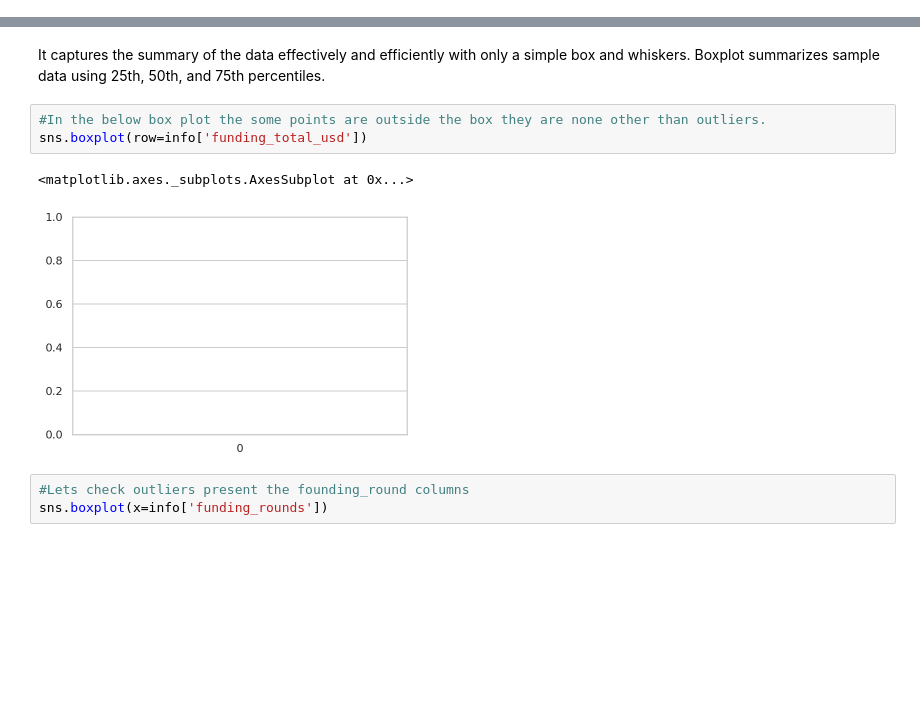
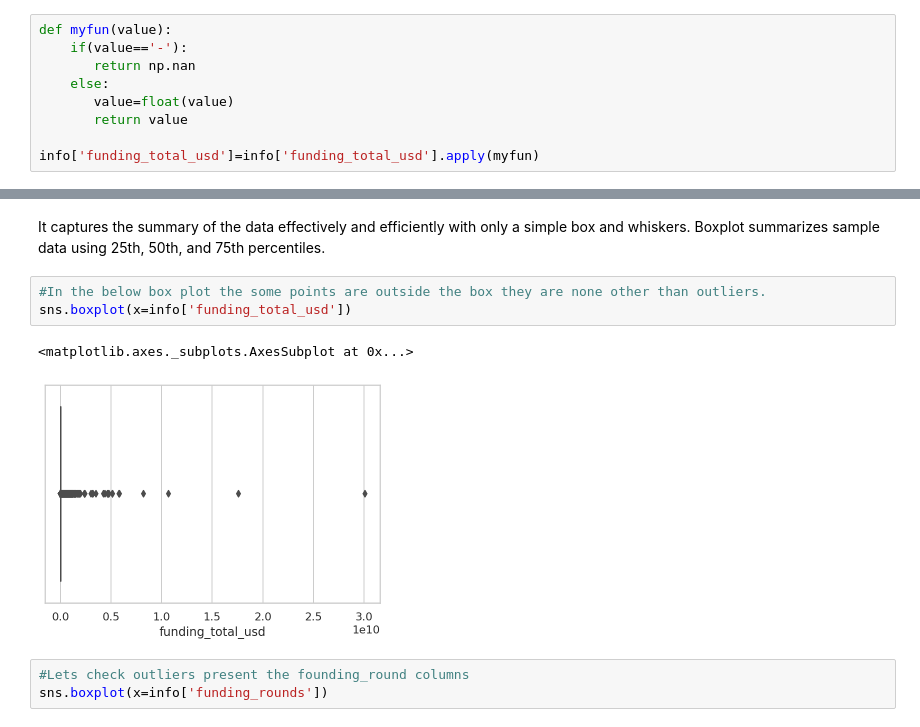
Before and after one commit to NileshCT/EDA_PROJECT, a Jupyter notebook: EDA_Project.ipynb, the cells around one changed output, grey strips where cells are left out. Saved outputs shown, nothing was run; the diff lists cells and outputs as text; blank space fills up the shorter version.

```diff
--- a/EDA_Project.ipynb
+++ b/EDA_Project.ipynb
@@ -392,3 +392,12 @@ Name: funding_total_usd, Length: 14865, dtype: int64
+# %%
+def myfun(value):
+    if(value=='-'):
+       return np.nan
+    else:
+       value=float(value)
+       return value
+
+info['funding_total_usd']=info['funding_total_usd'].apply(myfun)
 # %% [markdown]
 # **Detecting Outliers**
 # %% [markdown]
@@ -412,10 +421,10 @@ We can use
 It captures the summary of the data effectively and efficiently with only a simple box and whiskers. Boxplot summarizes sample data using 25th, 50th, and 75th percentiles.
 # %%
 #In the below box plot the some points are outside the box they are none other than outliers.
-sns.boxplot(row=info['funding_total_usd'])
+sns.boxplot(x=info['funding_total_usd'])
 # %% [output]
 <matplotlib.axes._subplots.AxesSubplot at 0x...>
-[figure, old version]
+[figure, new version]
 # %%
 #Lets check outliers present the founding_round columns
 sns.boxplot(x=info['funding_rounds'])
```
Also changed, not shown: parts of 18 cells of this notebook.
